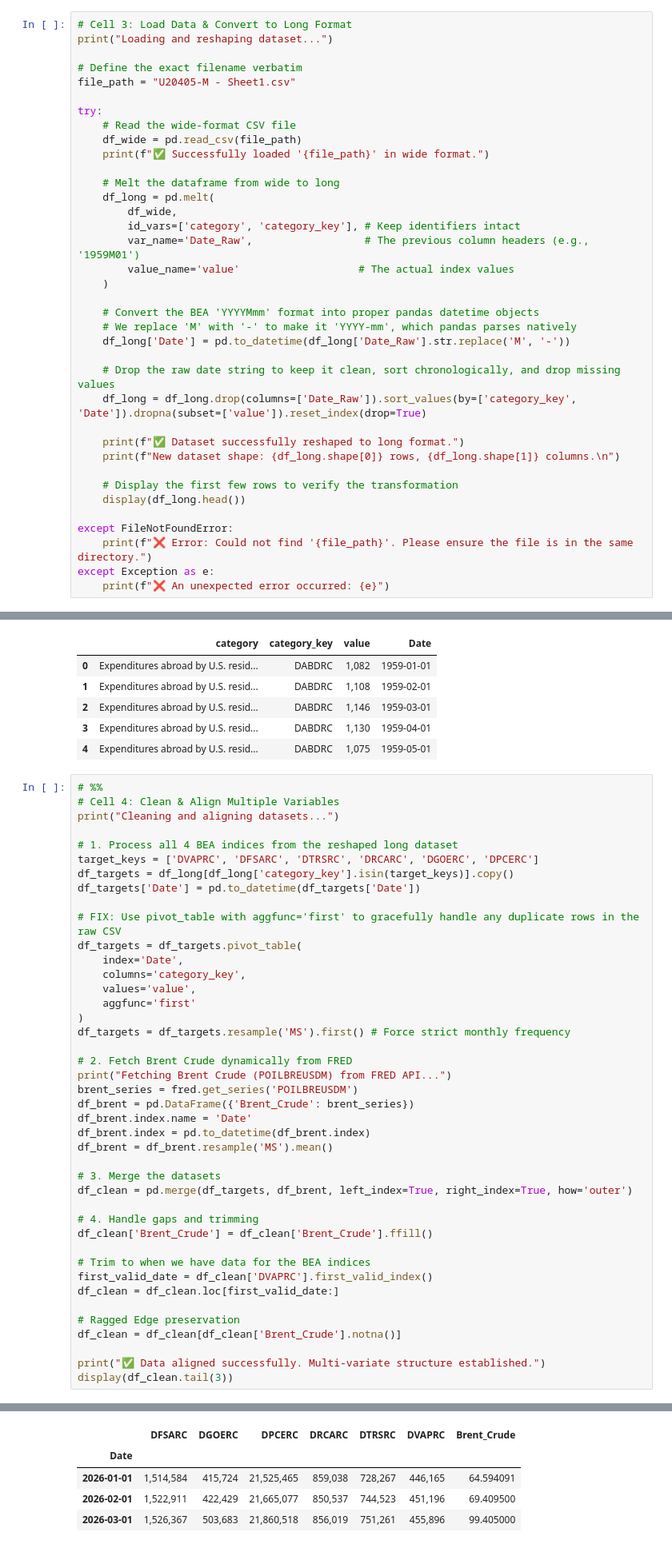
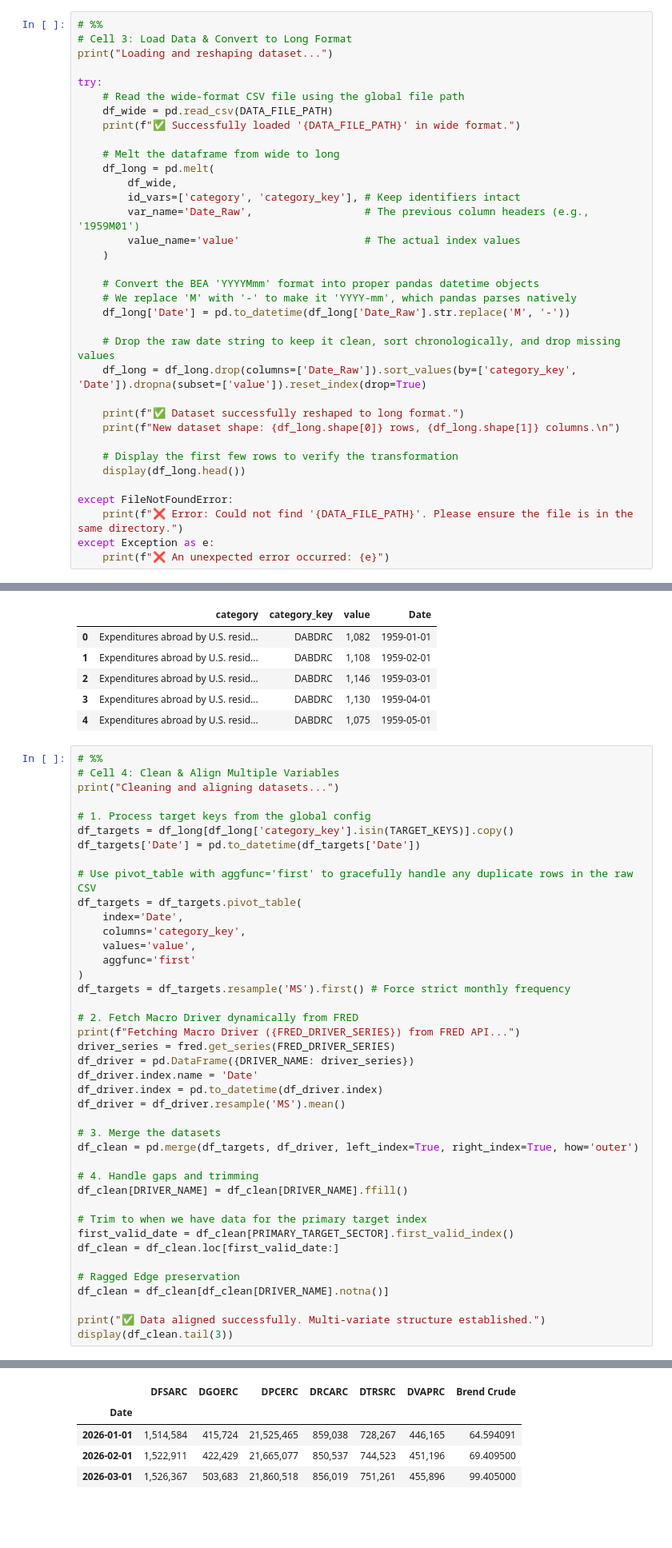
Before and after one commit to daniel-wong-tsmc/timesfm-brent-crude, a Jupyter notebook: timesfm_pce_forecast.ipynb, the cells around one changed output, grey strips where cells are left out. Shown at 80% size. Drawn from its saved outputs; the diff is of its cells as text; blank space fills up the shorter version.

```diff
--- a/timesfm_pce_forecast.ipynb
+++ b/timesfm_pce_forecast.ipynb
@@ -75,21 +101,19 @@ Warning: You are sending unauthenticated requests to the HF Hub. Please set a HF
+# %%
 # %%
 # Cell 3: Load Data & Convert to Long Format
 print("Loading and reshaping dataset...")
 
-# Define the exact filename verbatim
-file_path = "U20405-M - Sheet1.csv"
-
 try:
-    # Read the wide-format CSV file
-    df_wide = pd.read_csv(file_path)
-    print(f"✅ Successfully loaded '{file_path}' in wide format.")
+    # Read the wide-format CSV file using the global file path
+    df_wide = pd.read_csv(DATA_FILE_PATH)
+    print(f"✅ Successfully loaded '{DATA_FILE_PATH}' in wide format.")
 
     # Melt the dataframe from wide to long
     df_long = pd.melt(
         df_wide,
         id_vars=['category', 'category_key'], # Keep identifiers intact
         var_name='Date_Raw',                  # The previous column headers (e.g., '1959M01')
-        value_name='value'                   # The actual index values
+        value_name='value'                    # The actual index values
     )
 
     # Convert the BEA 'YYYYMmm' format into proper pandas datetime objects
@@ -106,7 +130,7 @@ try:
     display(df_long.head())
 
 except FileNotFoundError:
-    print(f"❌ Error: Could not find '{file_path}'. Please ensure the file is in the same directory.")
+    print(f"❌ Error: Could not find '{DATA_FILE_PATH}'. Please ensure the file is in the same directory.")
 except Exception as e:
     print(f"❌ An unexpected error occurred: {e}")
 # %% [output]
@@ -125,12 +149,11 @@ New dataset shape: 324414 rows, 4 columns.
 # Cell 4: Clean & Align Multiple Variables
 print("Cleaning and aligning datasets...")
 
-# 1. Process all 4 BEA indices from the reshaped long dataset
-target_keys = ['DVAPRC', 'DFSARC', 'DTRSRC', 'DRCARC', 'DGOERC', 'DPCERC']
-df_targets = df_long[df_long['category_key'].isin(target_keys)].copy()
+# 1. Process target keys from the global config
+df_targets = df_long[df_long['category_key'].isin(TARGET_KEYS)].copy()
 df_targets['Date'] = pd.to_datetime(df_targets['Date'])
 
-# FIX: Use pivot_table with aggfunc='first' to gracefully handle any duplicate rows in the raw CSV
+# Use pivot_table with aggfunc='first' to gracefully handle any duplicate rows in the raw CSV
 df_targets = df_targets.pivot_table(
     index='Date',
     columns='category_key',
@@ -139,26 +162,26 @@ df_targets = df_targets.pivot_table(
 )
 df_targets = df_targets.resample('MS').first() # Force strict monthly frequency
 
-# 2. Fetch Brent Crude dynamically from FRED
-print("Fetching Brent Crude (POILBREUSDM) from FRED API...")
-brent_series = fred.get_series('POILBREUSDM')
-df_brent = pd.DataFrame({'Brent_Crude': brent_series})
-df_brent.index.name = 'Date'
-df_brent.index = pd.to_datetime(df_brent.index)
-df_brent = df_brent.resample('MS').mean()
+# 2. Fetch Macro Driver dynamically from FRED
+print(f"Fetching Macro Driver ({FRED_DRIVER_SERIES}) from FRED API...")
+driver_series = fred.get_series(FRED_DRIVER_SERIES)
+df_driver = pd.DataFrame({DRIVER_NAME: driver_series})
+df_driver.index.name = 'Date'
+df_driver.index = pd.to_datetime(df_driver.index)
+df_driver = df_driver.resample('MS').mean()
 
 # 3. Merge the datasets
-df_clean = pd.merge(df_targets, df_brent, left_index=True, right_index=True, how='outer')
+df_clean = pd.merge(df_targets, df_driver, left_index=True, right_index=True, how='outer')
 
 # 4. Handle gaps and trimming
-df_clean['Brent_Crude'] = df_clean['Brent_Crude'].ffill()
+df_clean[DRIVER_NAME] = df_clean[DRIVER_NAME].ffill()
 
-# Trim to when we have data for the BEA indices
-first_valid_date = df_clean['DVAPRC'].first_valid_index()
+# Trim to when we have data for the primary target index
+first_valid_date = df_clean[PRIMARY_TARGET_SECTOR].first_valid_index()
 df_clean = df_clean.loc[first_valid_date:]
 
 # Ragged Edge preservation
-df_clean = df_clean[df_clean['Brent_Crude'].notna()]
+df_clean = df_clean[df_clean[DRIVER_NAME].notna()]
 
 print("✅ Data aligned successfully. Multi-variate structure established.")
 display(df_clean.tail(3))
@@ -168,5 +191,5 @@ Fetching Brent Crude (POILBREUSDM) from FRED API...
 ✅ Data aligned successfully. Multi-variate structure established.
-|  | DFSARC | DGOERC | DPCERC | DRCARC | DTRSRC | DVAPRC | Brent_Crude |
+|  | DFSARC | DGOERC | DPCERC | DRCARC | DTRSRC | DVAPRC | Brend Crude |
 | Date |  |  |  |  |  |  |  |
 | 2026-01-01 | 1,514,584 | 415,724 | 21,525,465 | 859,038 | 728,267 | 446,165 | 64.594091 |
 | 2026-02-01 | 1,522,911 | 422,429 | 21,665,077 | 850,537 | 744,523 | 451,196 | 69.409500 |
```
Also changed, not shown: parts of 10 cells of this notebook, 8 other files.
